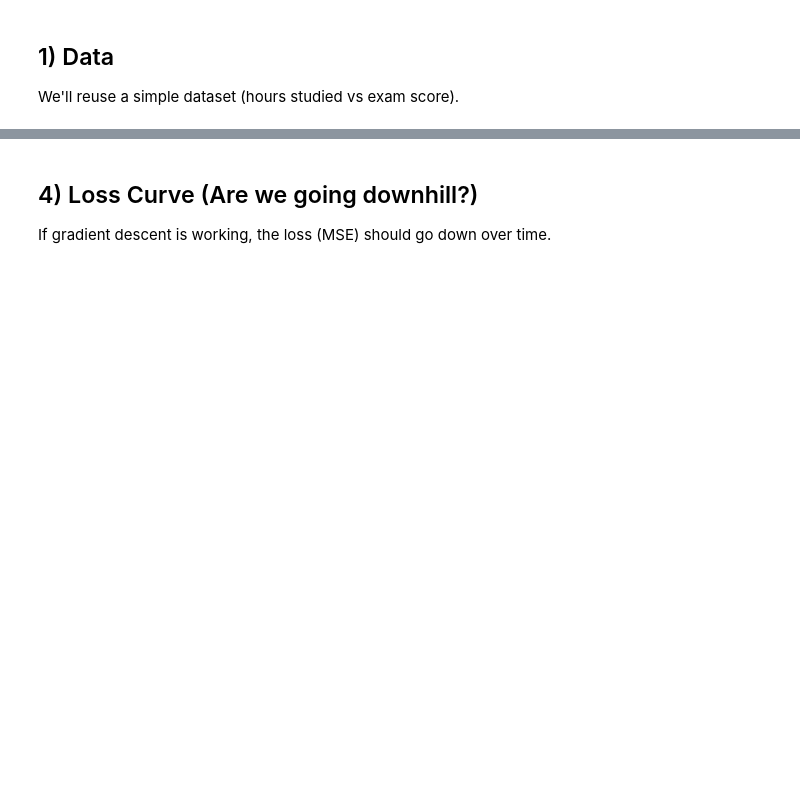
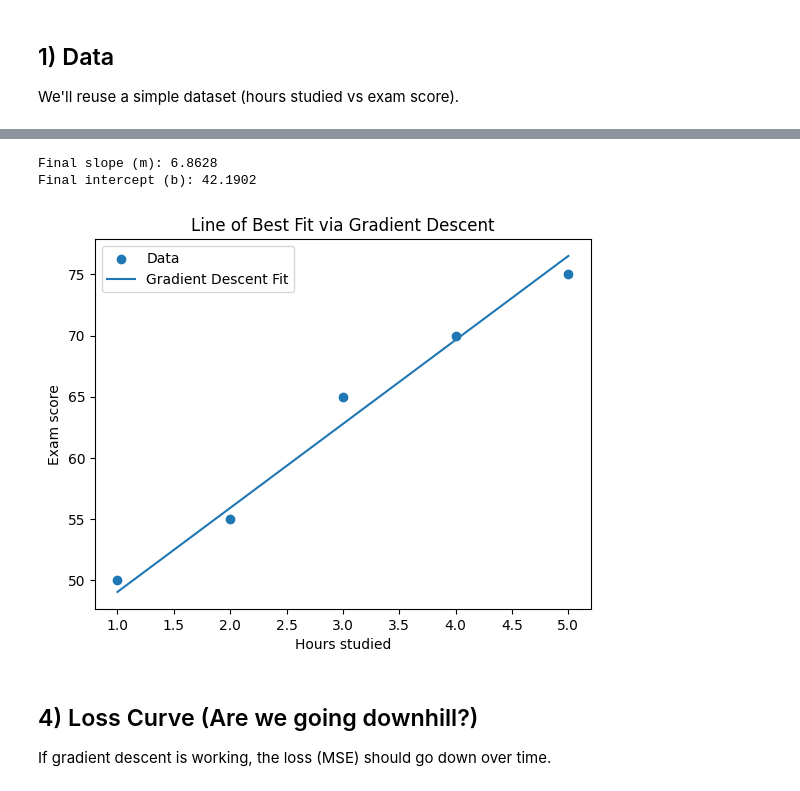
Before and after one commit to Brandan-ai/Testing, a Jupyter notebook: Gradient_Descent_Linear_Regression_Demo.ipynb, the cells around one changed output, grey strips where cells are left out. Drawn from its saved outputs; the diff is of its cells as text; code cells hidden in the pictures; blank space fills up the shorter version.

```diff
--- a/Gradient_Descent_Linear_Regression_Demo.ipynb
+++ b/Gradient_Descent_Linear_Regression_Demo.ipynb
@@ -29,10 +34,9 @@ We'll implement the update rules for `m` and `b`.
 # %%
 def compute_gradients(X, y, m, b):
+    X = _to_1d(X); y = _to_1d(y)
     y_pred = m * X + b
     error = y - y_pred
-    dm = -(2/len(X)) * np.sum(X * error)
-    db = -(2/len(X)) * np.sum(error)
+    n = X.size
+    dm = -(2/n) * np.sum(X * error)   # slope gradient
+    db = -(2/n) * np.sum(error)       # intercept gradient
     return dm, db
-
-def mse(X, y, m, b):
-    return np.mean((y - (m*X + b))**2)
@@ -39,3 +47,7 @@ def mse(X, y, m, b):
+# %%
+def mse(X, y, m, b):
+    X = _to_1d(X); y = _to_1d(y)
+    return np.mean((y - (m*X + b))**2)
 # %% [markdown]
 ## 3) Run Gradient Descent
 We start with guesses for `m` and `b`, then take many small steps. Try changing `alpha` (learning rate) and `epochs`.
@@ -59,3 +62,59 @@ print('Final intercept (b):', round(b, 4))
+# %%
+import numpy as np
+import matplotlib.pyplot as plt
+
+# ---------- Data ----------
+X = np.array([1, 2, 3, 4, 5], dtype=float)         # hours studied
+y = np.array([50, 55, 65, 70, 75], dtype=float)    # exam scores
+
+# ---------- Helpers (robust to X as 1D or 2D) ----------
+def _to_1d(a):
+    """Ensure a 1D float array."""
+    a = np.asarray(a, dtype=float)
+    return a.ravel()
+
+def compute_gradients(X, y, m, b):
+    X = _to_1d(X); y = _to_1d(y)
+    y_pred = m * X + b
+    error = y - y_pred
+    n = X.size
+    dm = -(2/n) * np.sum(X * error)
+    db = -(2/n) * np.sum(error)
+    return dm, db
+
+def mse(X, y, m, b):
+    X = _to_1d(X); y = _to_1d(y)
+    return np.mean((y - (m*X + b))**2)
+
+# ---------- Gradient Descent ----------
+alpha = 0.01   # learning rate (step size)
+epochs = 1000  # number of steps
+m, b = 0.0, 0.0
+
+history = {'m': [], 'b': [], 'loss': []}
+
+for _ in range(epochs):
+    dm, db = compute_gradients(X, y, m, b)
+    m -= alpha * dm
+    b -= alpha * db
+    history['m'].append(m)
+    history['b'].append(b)
+    history['loss'].append(mse(X, y, m, b))
+
+print('Final slope (m):', round(m, 4))
+print('Final intercept (b):', round(b, 4))
+
+# ---------- Visualise the fit ----------
+plt.figure()
+plt.scatter(X, y, label='Data')
+x_line = np.linspace(X.min(), X.max(), 100)
+plt.plot(x_line, m*x_line + b, label='Gradient Descent Fit')
+plt.xlabel('Hours studied'); plt.ylabel('Exam score')
+plt.title('Line of Best Fit via Gradient Descent'); plt.legend(); plt.show()
+# %% [output]
+Final slope (m): 6.8628
+Final intercept (b): 42.1902
+[figure, added]
 # %% [markdown]
 ## 4) Loss Curve (Are we going downhill?)
 If gradient descent is working, the loss (MSE) should go down over time.
```
Also changed, not shown: parts of 12 cells of this notebook, 2 other files.
